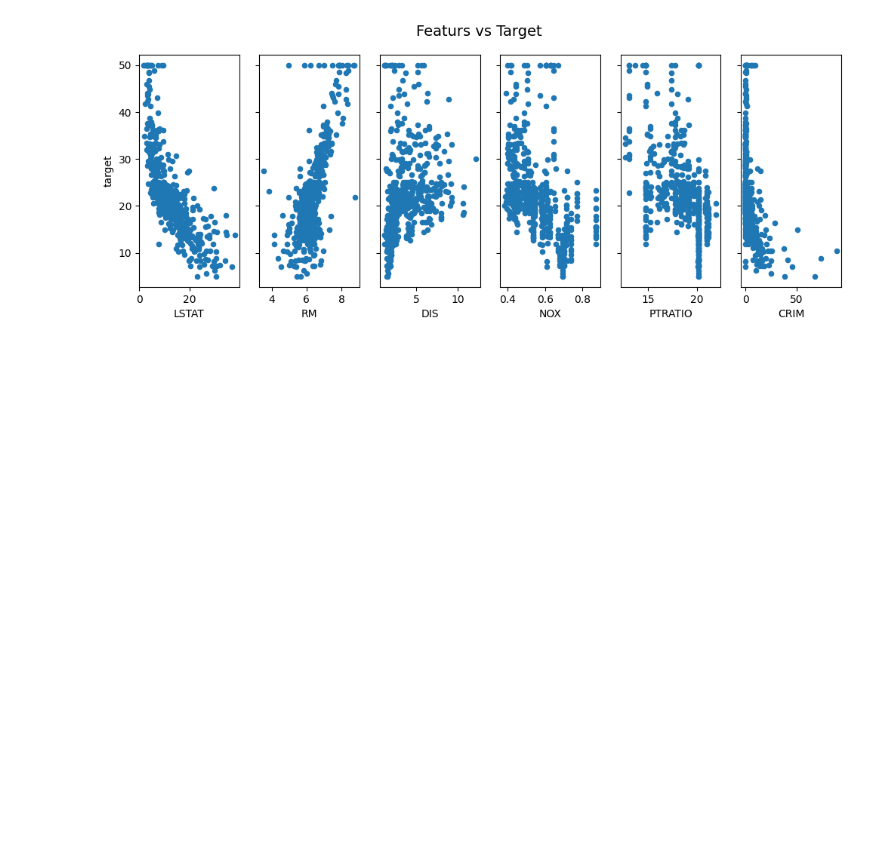
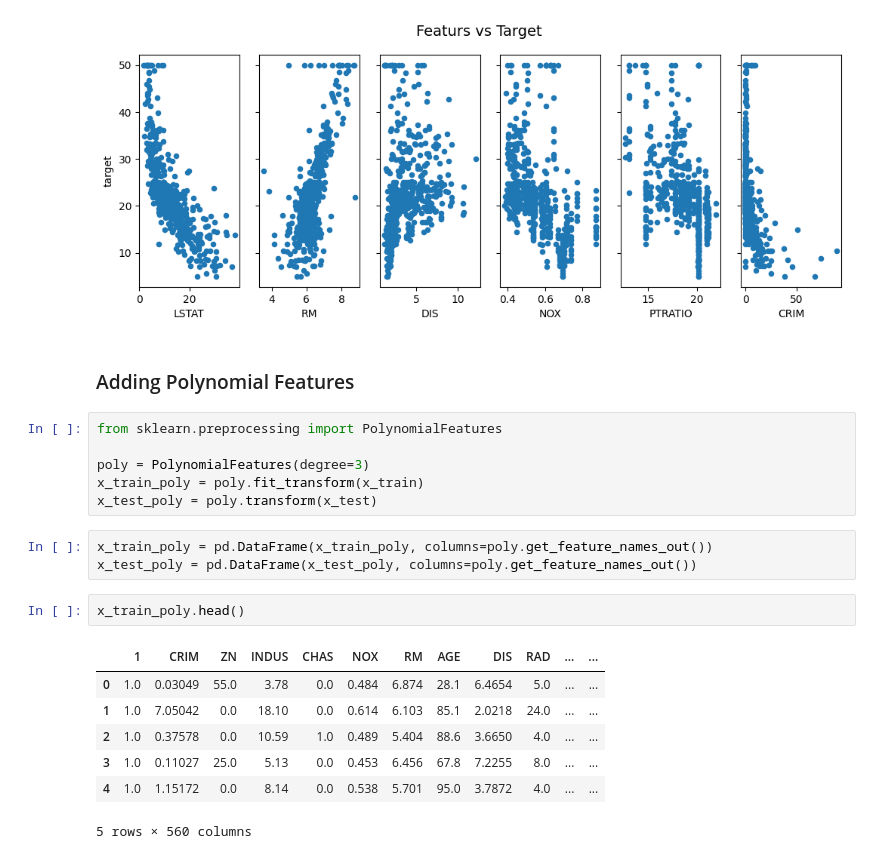
Before and after one commit to Biber76/MachineLearning, a Jupyter notebook: Regression.ipynb, the cells around one changed output. Saved outputs shown, nothing was run; the diff lists cells and outputs as text; blank space fills up the shorter version.

Commit message:
Added polynomial Features

```diff
--- a/Regression.ipynb
+++ b/Regression.ipynb
@@ -703,3 +703,24 @@ for i, feature in enumerate(important_featurs):
 fig.show()
 # %% [output]
 [figure]
+# %% [markdown]
+### Adding Polynomial Features
+# %%
+from sklearn.preprocessing import PolynomialFeatures
+
+poly = PolynomialFeatures(degree=3)
+x_train_poly = poly.fit_transform(x_train)
+x_test_poly = poly.transform(x_test)
+# %%
+x_train_poly = pd.DataFrame(x_train_poly, columns=poly.get_feature_names_out())
+x_test_poly = pd.DataFrame(x_test_poly, columns=poly.get_feature_names_out())
+# %%
+x_train_poly.head()
+# %% [output]
+|  | 1 | CRIM | ZN | INDUS | CHAS | NOX | RM | AGE | DIS | RAD | ... | ... |
+| 0 | 1.0 | 0.03049 | 55.0 | 3.78 | 0.0 | 0.484 | 6.874 | 28.1 | 6.4654 | 5.0 | ... | ... |
+| 1 | 1.0 | 7.05042 | 0.0 | 18.10 | 0.0 | 0.614 | 6.103 | 85.1 | 2.0218 | 24.0 | ... | ... |
+| 2 | 1.0 | 0.37578 | 0.0 | 10.59 | 1.0 | 0.489 | 5.404 | 88.6 | 3.6650 | 4.0 | ... | ... |
+| 3 | 1.0 | 0.11027 | 25.0 | 5.13 | 0.0 | 0.453 | 6.456 | 67.8 | 7.2255 | 8.0 | ... | ... |
+| 4 | 1.0 | 1.15172 | 0.0 | 8.14 | 0.0 | 0.538 | 5.701 | 95.0 | 3.7872 | 4.0 | ... | ... |
+5 rows × 560 columns
```
